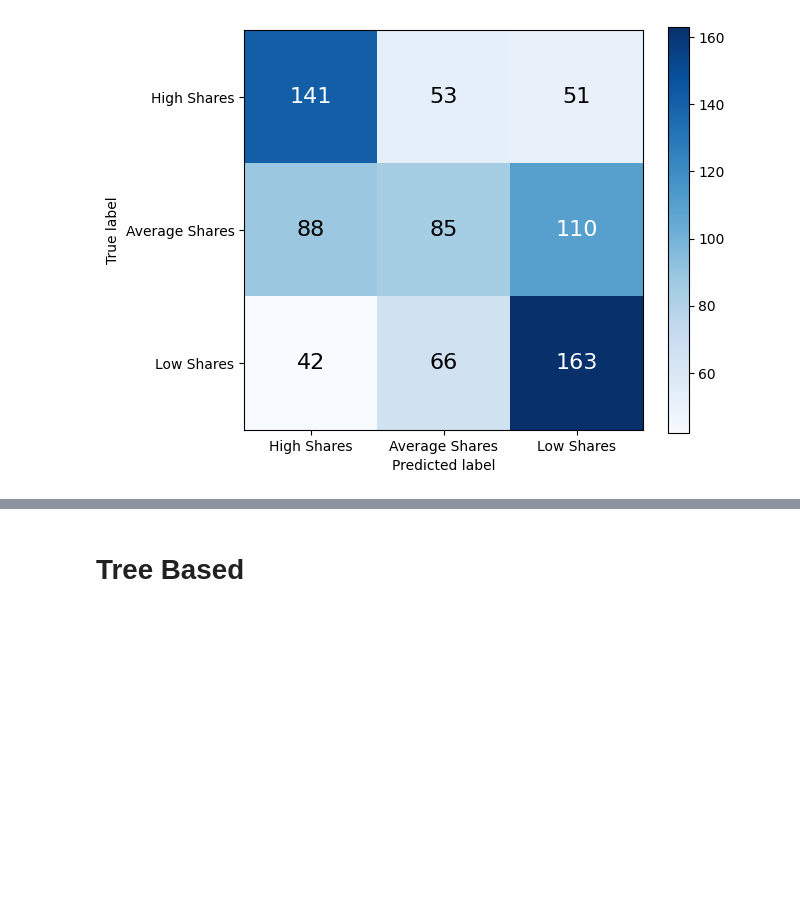
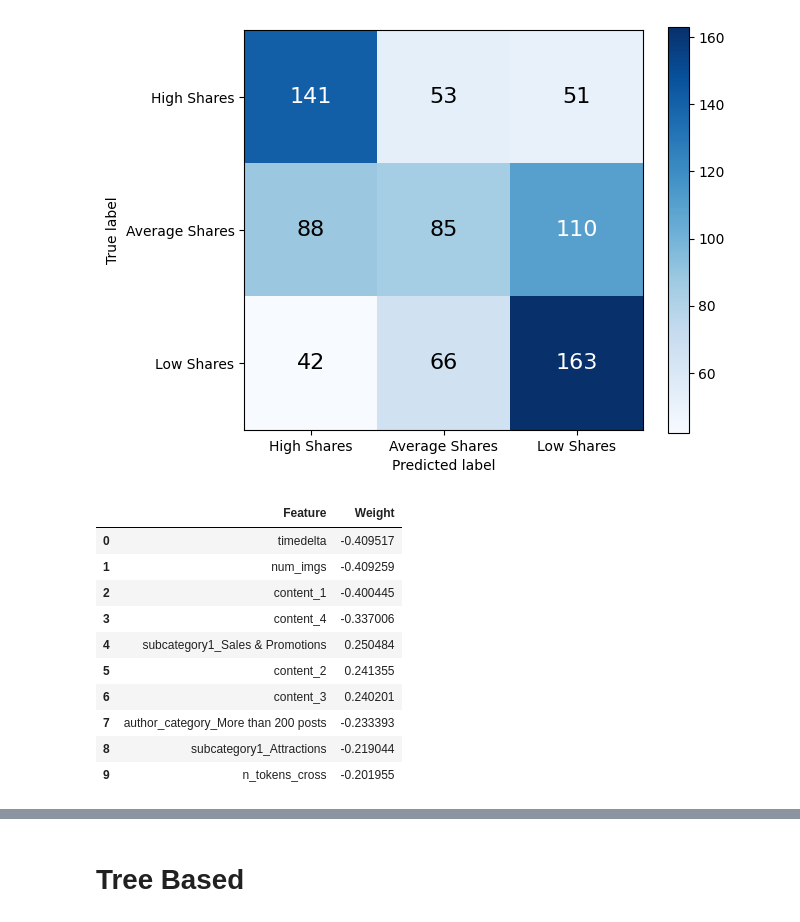
Before and after one commit to ChuanPoYan/IS4242-Project, a Jupyter notebook: The Smart Local Modelling.ipynb, the cells around one changed output, grey strips where cells are left out. Saved outputs shown, nothing was run; the diff lists cells and outputs as text; code cells hidden in the pictures; blank space fills up the shorter version.

```diff
--- a/The Smart Local Modelling.ipynb
+++ b/The Smart Local Modelling.ipynb
@@ -388,3 +388,26 @@ Average Shares      0.417     0.300     0.349       283
 [figure]
 # %%
 pickle.dump(svm_best_model, open('./dataset/Model/svm_best_model.pkl', 'wb'))
+# %%
+# Get the weights assigned to each feature
+weights = svm_best_model.coef_[0]
+
+# Create a dictionary to map feature names to weights
+feature_weights = {column: weight for column, weight in zip(X_train.columns, weights)}
+
+# Sort the feature weights by absolute value in descending order and get the top 5
+sorted_feature_weights = sorted(feature_weights.items(), key=lambda x: abs(x[1]), reverse=True)
+
+pd.DataFrame(sorted_feature_weights[:10], columns=['Feature', 'Weight'])
+# %% [output]
+|  | Feature | Weight |
+| 0 | timedelta | -0.409517 |
+| 1 | num_imgs | -0.409259 |
+| 2 | content_1 | -0.400445 |
+| 3 | content_4 | -0.337006 |
+| 4 | subcategory1_Sales & Promotions | 0.250484 |
+| 5 | content_2 | 0.241355 |
+| 6 | content_3 | 0.240201 |
+| 7 | author_category_More than 200 posts | -0.233393 |
+| 8 | subcategory1_Attractions | -0.219044 |
+| 9 | n_tokens_cross | -0.201955 |
```
Also changed, not shown: parts of 2 cells of this notebook.
